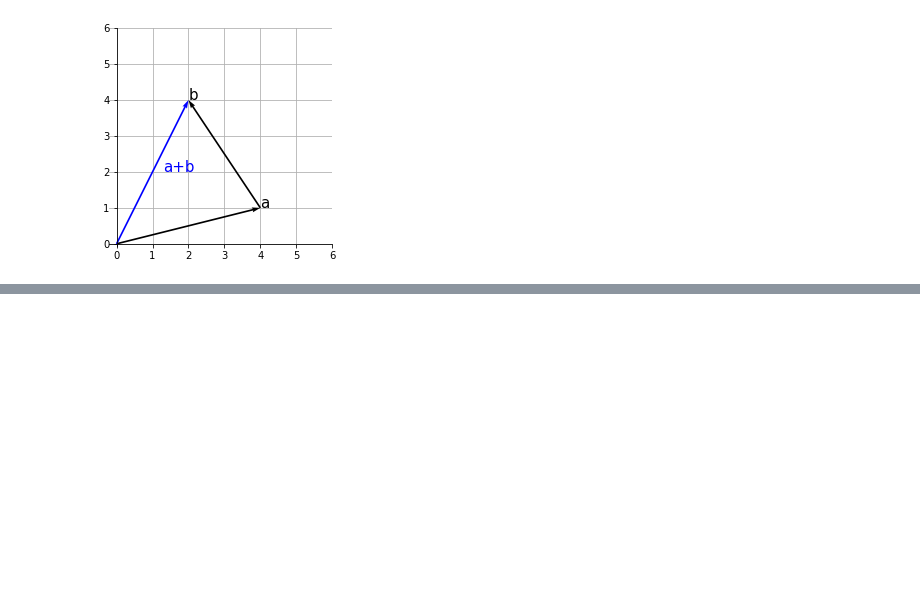
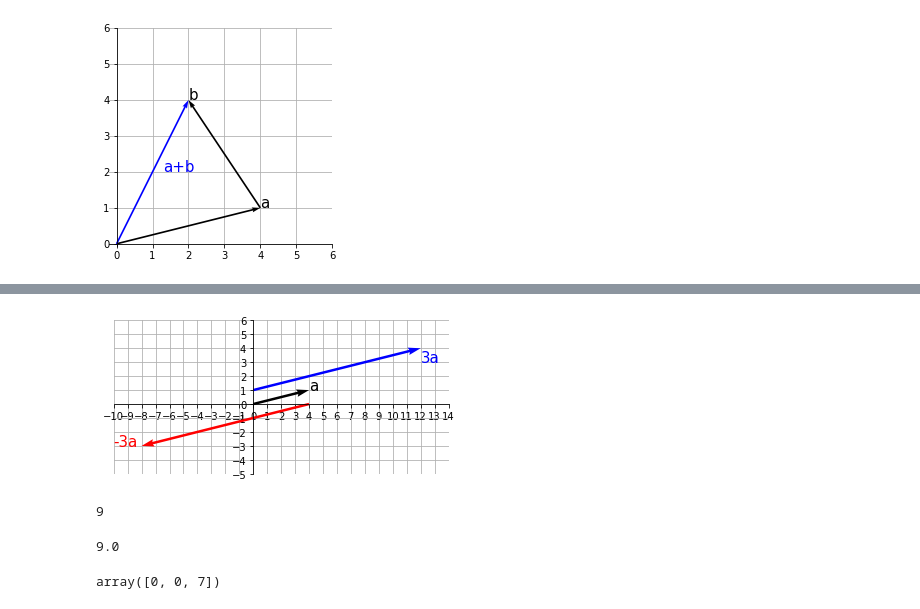
Before and after one commit to EdgeOfNetwork/ML_1.0.1, a Jupyter notebook: LinearAlgebra/linear_alge_ch3.ipynb, the cells around one changed output, grey strips where cells are left out. Saved outputs shown, nothing was run; the diff lists cells and outputs as text; code cells hidden in the pictures; blank space fills up the shorter version.

```diff
--- a/LinearAlgebra/linear_alge_ch3.ipynb
+++ b/LinearAlgebra/linear_alge_ch3.ipynb
@@ -229,0 +321,56 @@ plt.show()
+# %%
+#스칼라곱
+a = np.array([4,1])
+c = 3
+d = -3
+ca = np.multiply(c, a)
+da = np.multiply(d, a)
+
+fig = plt.figure()
+ax = fig.add_subplot(1,1,1)
+
+plt.quiver(0,0,a[0],a[1], angles = 'xy', scale_units='xy', scale=1)
+plt.text(a[0], a[1],'a',size =15)
+
+plt.quiver(0,1,ca[0],ca[1], angles = 'xy', scale_units='xy', scale=1, color='blue')
+plt.text(ca[0], ca[1],'3a',size =15, color='blue')
+
+plt.quiver(4,0,da[0],da[1], angles = 'xy', scale_units='xy', scale=1, color='red')
+plt.text(da[0]+2, da[1],'-3a',size =15, color='red')
+
+ax.set_xticks(range(-10,15))
+ax.set_yticks(range(-5,7))
+ax.grid()
+ax.set_axisbelow(True)
+ax.set_aspect('equal',adjustable = 'box')
+
+ax.spines['left'].set_position('zero')
+ax.spines['bottom'].set_position('zero')
+ax.spines['right'].set_color('none')
+ax.spines['top'].set_color('none')
+
+plt.show()
+# %% [output]
+[figure, added]
+# %%
+#내적
+a = np.array([3,3])
+b = np.array([3,0])
+
+np.dot(a,b)
+# %% [output]
+9
+# %%
+norm_a = np.linalg.norm(a)
+norm_b = np.linalg.norm(b)
+norm_a * norm_b * np.cos(45*np.pi/180)
+# %% [output]
+9.0
+# %%
+#외적
+v = np.array([5, 3, 0])
+w = np.array([1, 2, 0])
+
+np.cross(v,w)
+# %% [output]
+array([0, 0, 7])
```
Also changed, not shown: parts of 22 cells of this notebook.
